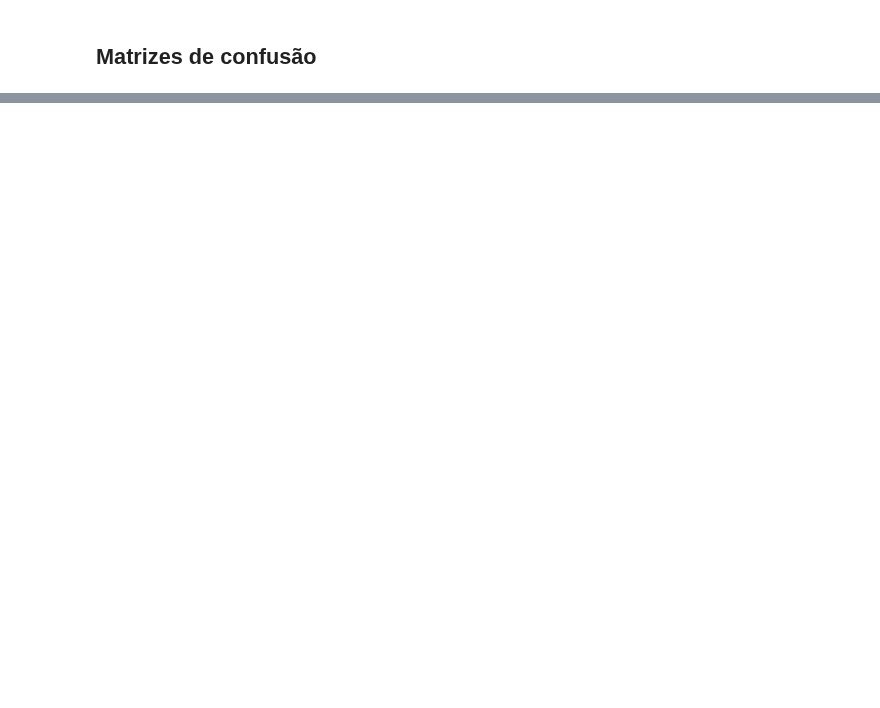
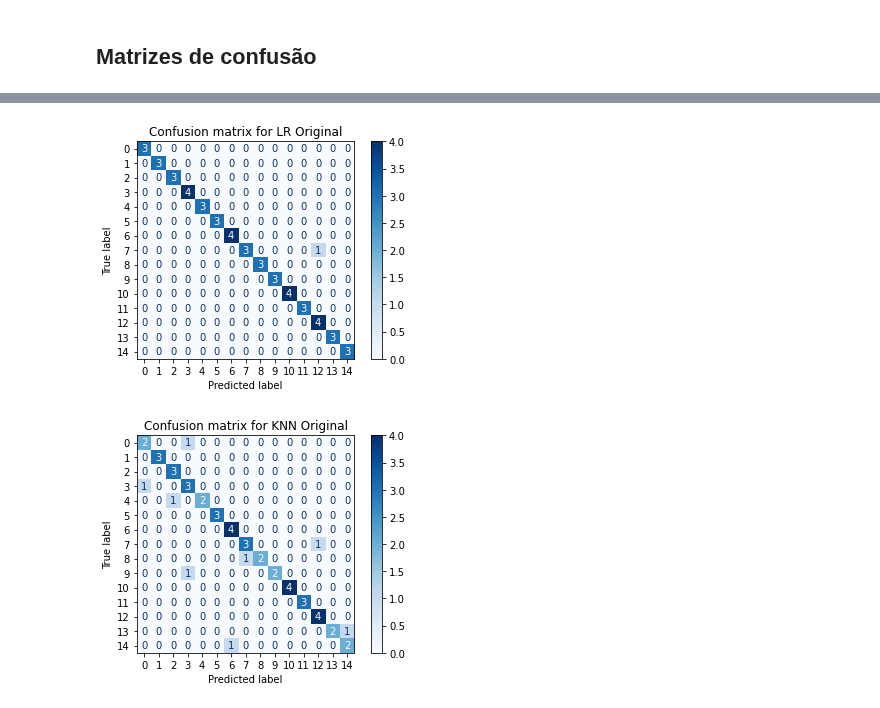
Before and after one commit to jeffcav/face-recog, a Jupyter notebook: yalefaces.ipynb, the cells around one changed output, grey strips where cells are left out. Drawn from its saved outputs; the diff is of its cells as text; code cells hidden in the pictures; blank space fills up the shorter version.

Commit message:
add images

```diff
--- a/yalefaces.ipynb
+++ b/yalefaces.ipynb
@@ -346,0 +347,9 @@ for i in range(len(model_preds)):
+# %%
+model_names = [ 'LR Original', 'KNN Original']
+models = [ lr_classifier, knn_classifier]
+model_preds = [ lr_pred, knn_pred]
+model_probs = [ lr_pred_proba, knn_pred_proba]
+# %%
+for i in range(len(model_preds)):
+    print(f"Summary for the classifier {model_names[i]} with accuracy {metrics.accuracy_score(y_test_compressed, model_preds[i]):.2f}")
+    print(metrics.classification_report(y_test_compressed, model_preds[i]))
@@ -346,0 +374,10 @@ for i in range(len(model_preds)):
+# %%
+for i in range(len(model_preds)):
+    cm = metrics.confusion_matrix(y_test_compressed, model_preds[i], labels=lr_classifier_compressed.classes_)
+    disp = metrics.ConfusionMatrixDisplay(confusion_matrix=cm, display_labels=lr_classifier_compressed.classes_)
+    disp.plot(cmap=plt.cm.Blues)
+    # disp.plot()
+    plt.title(f"Confusion matrix for {model_names[i]}")
+# %% [output]
+[figure, added]
+[figure, added]
```
Also changed, not shown: parts of 6 cells of this notebook, 10 other files.
